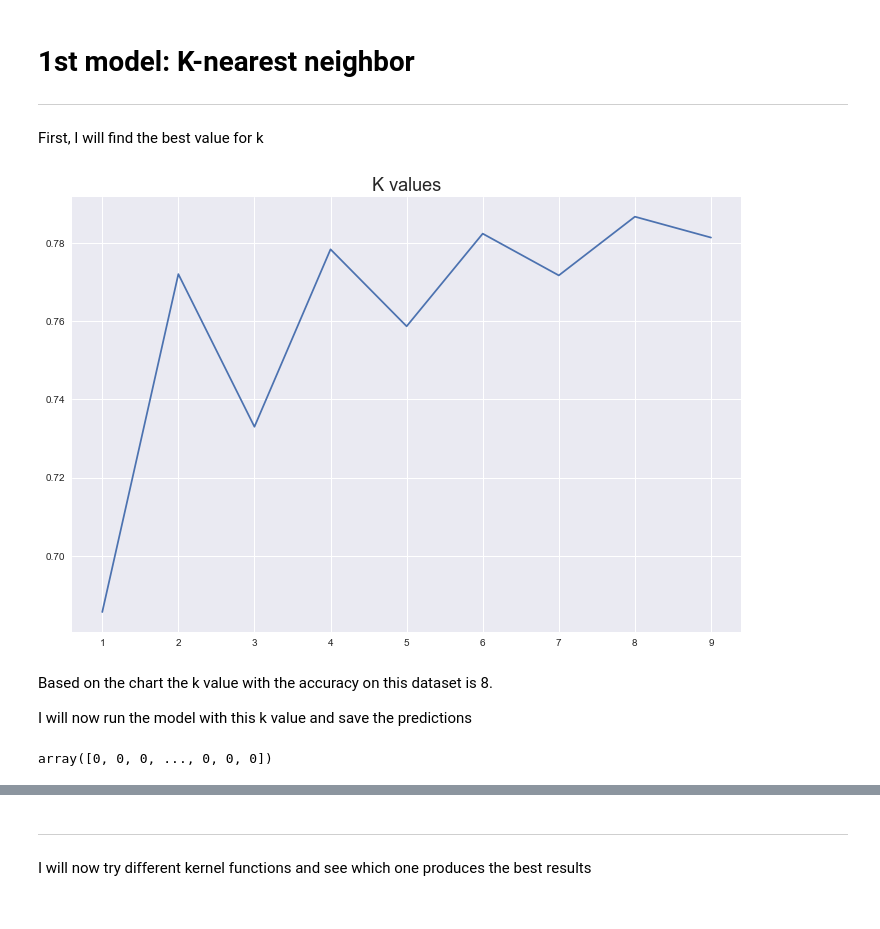
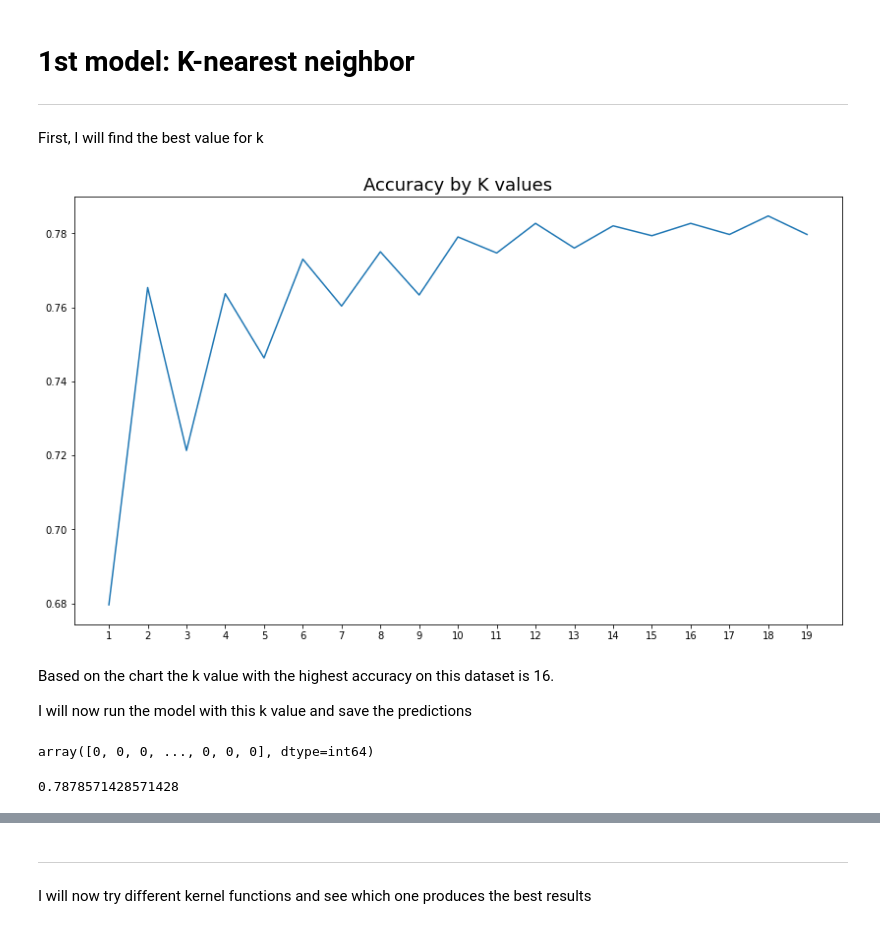
Before and after one commit to RobCzikkel/Vehicle-Loan-ML-project, a Jupyter notebook: Vehicle Loan ML models.ipynb, the cells around one changed output, grey strips where cells are left out. Drawn from its saved outputs; the diff is of its cells as text; code cells hidden in the pictures.

```diff
--- a/Vehicle Loan ML models.ipynb
+++ b/Vehicle Loan ML models.ipynb
@@ -71,3 +62,5 @@ array([[6.9817e+04, 9.4271e+04, 7.5310e+01, 1.6000e+01, 1.8473e+04,
+# %%
+binaries = X[['PAN_FLAG','VOTERID_FLAG','AADHAR_FLAG', 'DRIVING_FLAG', 'PASSPORT_FLAG', 'Salaried', 'Self employed']]
+continuous = X.drop(binaries, axis=1)
 # %%
-X = StandardScaler().fit(X).transform(X.astype('float'))
-X[:1]
+continuous = StandardScaler().fit(continuous).transform(continuous.astype('float'))
@@ -81,0 +67,3 @@ array([[ 1.09258074,  0.8981101 ,  0.05929998, -0.82853615, -0.33982274,
+# %%
+X = np.concatenate((binaries.values, continuous), axis=1)
+X[:1]
@@ -101,29 +135,34 @@ First, I will find the best value for k
 # %%
 from sklearn.neighbors import KNeighborsClassifier
 # %%
-Ks = range(1,10);
+Ks = np.arange(1,20, 1);
 scores = []
 for k in Ks:
     knn  = KNeighborsClassifier(n_neighbors=k).fit(X_train,y_train)
     yhat = knn.predict(X_test)
     scores.append(accuracy_score(y_test, yhat))
 # %%
-plt.figure(figsize=(12,8))
+plt.figure(figsize=(14,8))
 plt.plot(Ks, scores)
-plt.title('K values', size=18)
+plt.xticks(Ks)
+plt.title('Accuracy by K values', size=18)
 plt.show()
 # %% [output]
-[figure, old version]
+[figure, new version]
 # %% [markdown]
-Based on the chart the k value with the accuracy on this dataset is 8.
+Based on the chart the k value with the highest accuracy on this dataset is 16.
 
 I will now run the model with this k value and save the predictions
 # %%
-knn  = KNeighborsClassifier(n_neighbors=8).fit(X_train,y_train)
+knn  = KNeighborsClassifier(n_neighbors=16).fit(X_train,y_train)
 KNNpred = knn.predict(X_test)
 KNNpred
 # %% [output]
-array([0, 0, 0, ..., 0, 0, 0])
+array([0, 0, 0, ..., 0, 0, 0], dtype=int64)
+# %%
+knn.score(X_train, y_train)
+# %% [output]
+0.7878571428571428
 # %%
 jaccard_KNN = jaccard_score(y_test, KNNpred, average='weighted')
 f1_KNN = f1_score(y_test, KNNpred, average='weighted')
```
Also changed, not shown: parts of 36 cells of this notebook, 1 other file.
